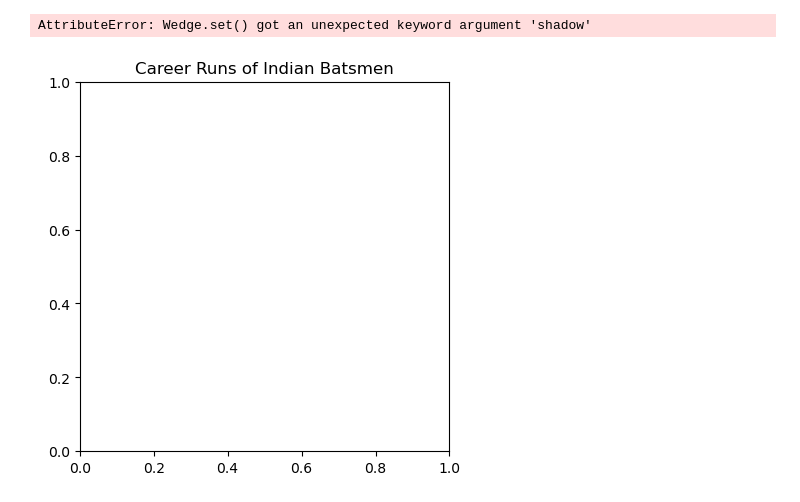
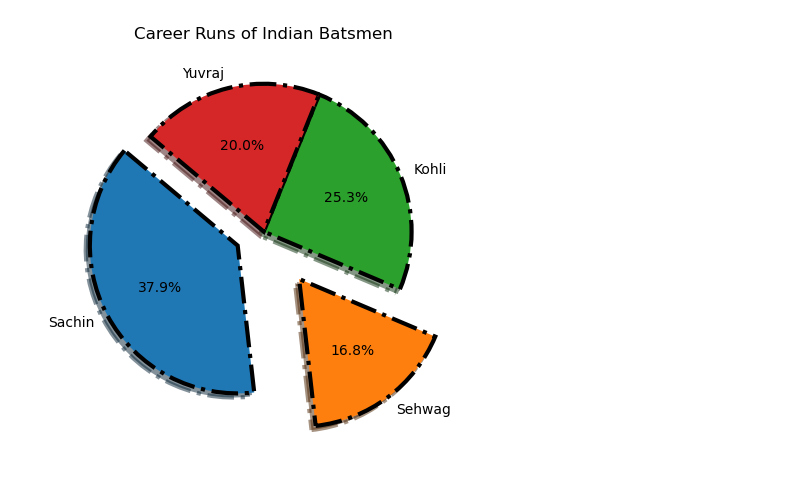
Before and after one commit to piyush332020/jupyter_notebook, a Jupyter notebook: matplotlib/pichart.ipynb, the cells around one changed output. Cells and saved outputs as stored; diff of their text form; code cells hidden in the pictures; blank space fills up the shorter version.

```diff
--- a/matplotlib/pichart.ipynb
+++ b/matplotlib/pichart.ipynb
@@ -5,16 +5,20 @@ plt.style.use("ggplot")
 # %%
 import matplotlib.pyplot as plt
 
 explode=[0.2,0.4,0,0]  #alag kardeta h
 
 labels = ["Sachin", "Sehwag", "Kohli", "Yuvraj"]
 runs = [18000, 8000, 12000, 9500]
 plt.title("Career Runs of Indian Batsmen")
-plt.pie(runs, labels=labels, explode=explode ,autopct="%1.1f%%",wedgeprops={'edgecolor': "black",
-                                                                            'linewidth':"3",
-                                                                            'linestyle':"-.",
-                                                                            'fill':True,})
+plt.pie(runs, labels=labels,
+        explode=explode ,
+        autopct="%1.1f%%",
+        shadow=True,
+        startangle=140,
+        wedgeprops={'edgecolor': "black",
+                    'linewidth':"3",
+                    'linestyle':"-.",
+                    'fill':True,})
 plt.show()
 # %% [output]
-AttributeError: Wedge.set() got an unexpected keyword argument 'shadow'
-[figure, old version]
+[figure, new version]
```
